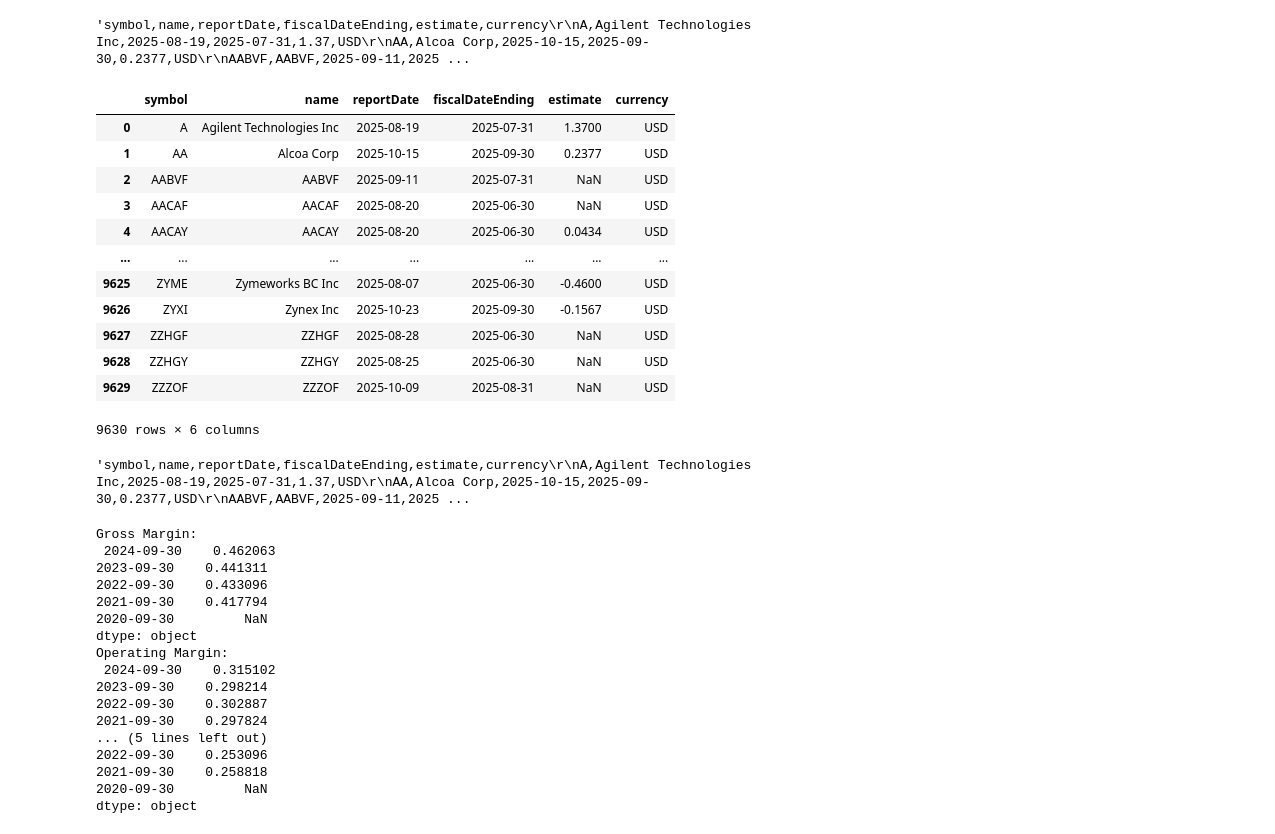
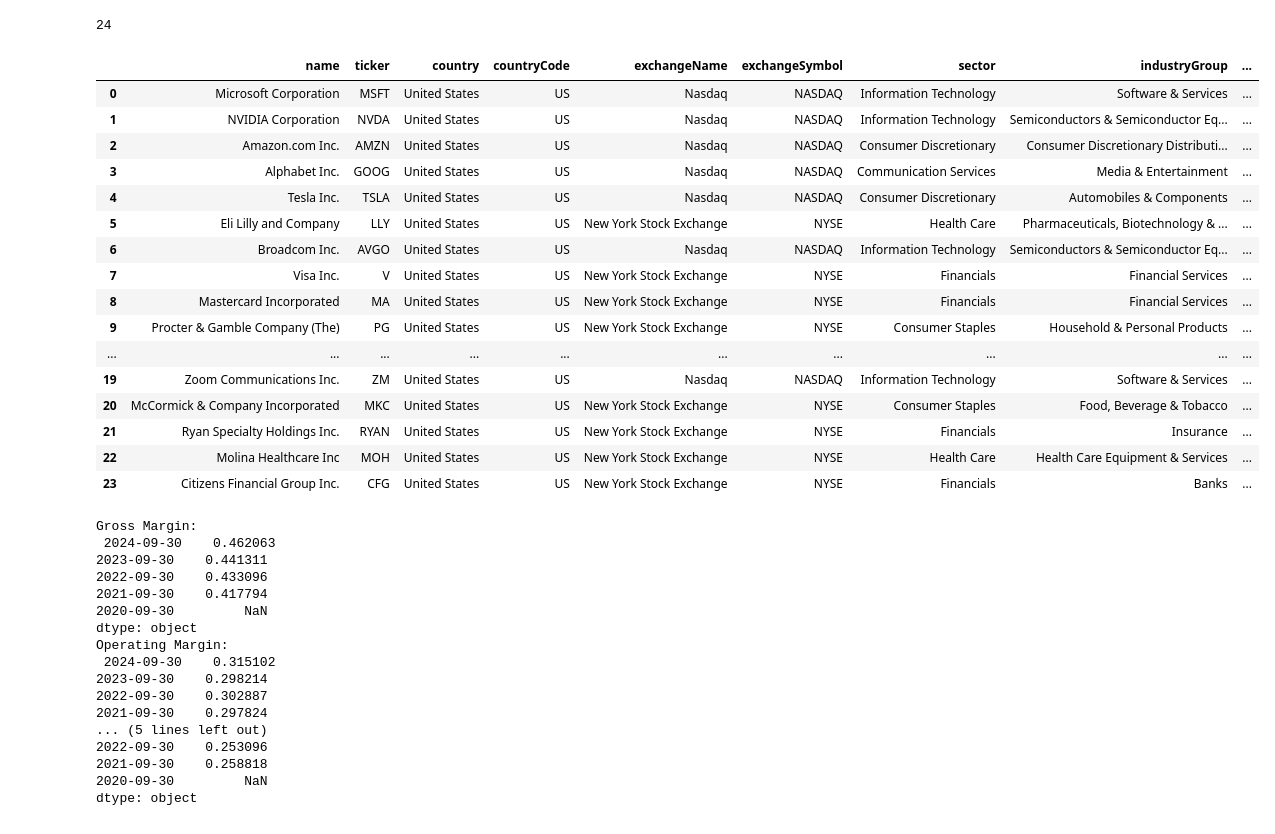
Before and after one commit to jiongmumu/TradingAgents, a Jupyter notebook: tradingagents/dataflows/test_utils.ipynb, the cells around one changed output. Drawn from its saved outputs; the diff is of its cells as text; code cells hidden in the pictures.

```diff
--- a/tradingagents/dataflows/test_utils.ipynb
+++ b/tradingagents/dataflows/test_utils.ipynb
@@ -65,27 +42,32 @@ with requests.Session() as s:
-# %%
-decoded_content
-# %% [output]
-'symbol,name,reportDate,fiscalDateEnding,estimate,currency\r\nA,Agilent Technologies Inc,2025-08-19,2025-07-31,1.37,USD\r\nAA,Alcoa Corp,2025-10-15,2025-09-30,0.2377,USD\r\nAABVF,AABVF,2025-09-11,2025 ...
-# %%
-df
-# %% [output]
-|  | symbol | name | reportDate | fiscalDateEnding | estimate | currency |
-| 0 | A | Agilent Technologies Inc | 2025-08-19 | 2025-07-31 | 1.3700 | USD |
-| 1 | AA | Alcoa Corp | 2025-10-15 | 2025-09-30 | 0.2377 | USD |
-| 2 | AABVF | AABVF | 2025-09-11 | 2025-07-31 | NaN | USD |
-| 3 | AACAF | AACAF | 2025-08-20 | 2025-06-30 | NaN | USD |
-| 4 | AACAY | AACAY | 2025-08-20 | 2025-06-30 | 0.0434 | USD |
-| ... | ... | ... | ... | ... | ... | ... |
-| 9625 | ZYME | Zymeworks BC Inc | 2025-08-07 | 2025-06-30 | -0.4600 | USD |
-| 9626 | ZYXI | Zynex Inc | 2025-10-23 | 2025-09-30 | -0.1567 | USD |
-| 9627 | ZZHGF | ZZHGF | 2025-08-28 | 2025-06-30 | NaN | USD |
-| 9628 | ZZHGY | ZZHGY | 2025-08-25 | 2025-06-30 | NaN | USD |
-| 9629 | ZZZOF | ZZZOF | 2025-10-09 | 2025-08-31 | NaN | USD |
-9630 rows × 6 columns
-# %%
-decoded_content
-# %% [output]
-'symbol,name,reportDate,fiscalDateEnding,estimate,currency\r\nA,Agilent Technologies Inc,2025-08-19,2025-07-31,1.37,USD\r\nAA,Alcoa Corp,2025-10-15,2025-09-30,0.2377,USD\r\nAABVF,AABVF,2025-09-11,2025 ...
+# %%
+import fiscal_ai_utils
+
+df = fiscal_ai_utils.FiscalAiClient().get_company_list()
+print(len(df))
+# %% [output]
+24
+# %%
+import pandas as pd
+df = pd.DataFrame(cs.json())
+df
+# %% [output]
+|  | name | ticker | country | countryCode | exchangeName | exchangeSymbol | sector | industryGroup | ... |
+| 0 | Microsoft Corporation | MSFT | United States | US | Nasdaq | NASDAQ | Information Technology | Software & Services | ... |
+| 1 | NVIDIA Corporation | NVDA | United States | US | Nasdaq | NASDAQ | Information Technology | Semiconductors & Semiconductor Eq... | ... |
+| 2 | Amazon.com Inc. | AMZN | United States | US | Nasdaq | NASDAQ | Consumer Discretionary | Consumer Discretionary Distributi... | ... |
+| 3 | Alphabet Inc. | GOOG | United States | US | Nasdaq | NASDAQ | Communication Services | Media & Entertainment | ... |
+| 4 | Tesla Inc. | TSLA | United States | US | Nasdaq | NASDAQ | Consumer Discretionary | Automobiles & Components | ... |
+| 5 | Eli Lilly and Company | LLY | United States | US | New York Stock Exchange | NYSE | Health Care | Pharmaceuticals, Biotechnology & ... | ... |
+| 6 | Broadcom Inc. | AVGO | United States | US | Nasdaq | NASDAQ | Information Technology | Semiconductors & Semiconductor Eq... | ... |
+| 7 | Visa Inc. | V | United States | US | New York Stock Exchange | NYSE | Financials | Financial Services | ... |
+| 8 | Mastercard Incorporated | MA | United States | US | New York Stock Exchange | NYSE | Financials | Financial Services | ... |
+| 9 | Procter & Gamble Company (The) | PG | United States | US | New York Stock Exchange | NYSE | Consumer Staples | Household & Personal Products | ... |
+| ... | ... | ... | ... | ... | ... | ... | ... | ... | ... |
+| 19 | Zoom Communications Inc. | ZM | United States | US | Nasdaq | NASDAQ | Information Technology | Software & Services | ... |
+| 20 | McCormick & Company Incorporated | MKC | United States | US | New York Stock Exchange | NYSE | Consumer Staples | Food, Beverage & Tobacco | ... |
+| 21 | Ryan Specialty Holdings Inc. | RYAN | United States | US | New York Stock Exchange | NYSE | Financials | Insurance | ... |
+| 22 | Molina Healthcare Inc | MOH | United States | US | New York Stock Exchange | NYSE | Health Care | Health Care Equipment & Services | ... |
+| 23 | Citizens Financial Group Inc. | CFG | United States | US | New York Stock Exchange | NYSE | Financials | Banks | ... |
 # %%
 import format_utils
 format_utils.set_pandas_format()
```
Also changed, not shown: parts of 3 cells of this notebook, 1 other file.
